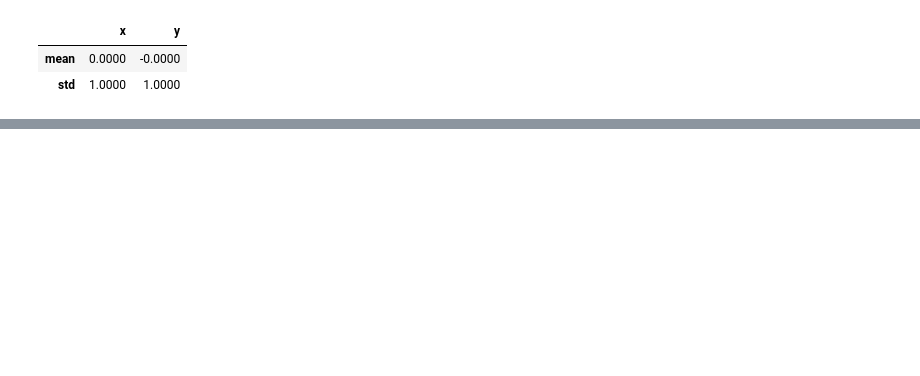
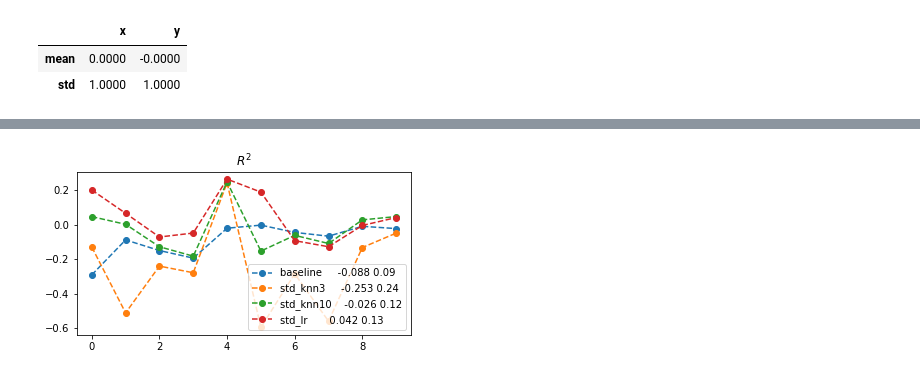
Before and after one commit to christina-go/machine_learning, a Jupyter notebook: ML Python CH7.ipynb, the cells around one changed output, grey strips where cells are left out. Cells and saved outputs as stored; diff of their text form; code cells hidden in the pictures; blank space fills up the shorter version.

```diff
--- a/ML Python CH7.ipynb
+++ b/ML Python CH7.ipynb
@@ -393,0 +479,16 @@ array([[17.0989],
+# %%
+fig, ax = plt.subplots(1, 1, figsize=(6,3))
+for mod_name, model in regressors.items():
+    cv_results = skms.cross_val_score(model,
+                                      student_ftrs, student_tgt,
+                                      cv=10)
+    my_lbl = "{:12s} {:.3f} {:.2f}".format(mod_name,
+                                           cv_results.mean(),
+                                           cv_results.std())
+
+    ax.plot(cv_results, 'o--', label=my_lbl)
+
+ax.set_title("$R^2$");
+ax.legend();
+# %% [output]
+[figure, added]
```
Also changed, not shown: parts of 12 cells of this notebook, 3 other files.
